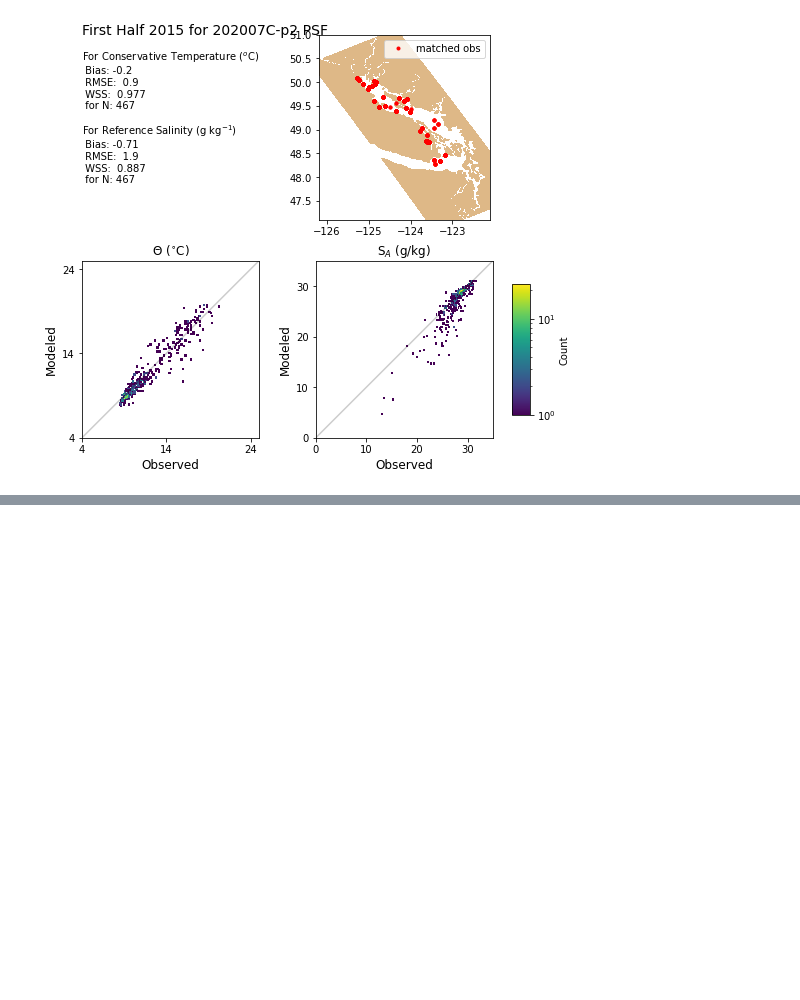
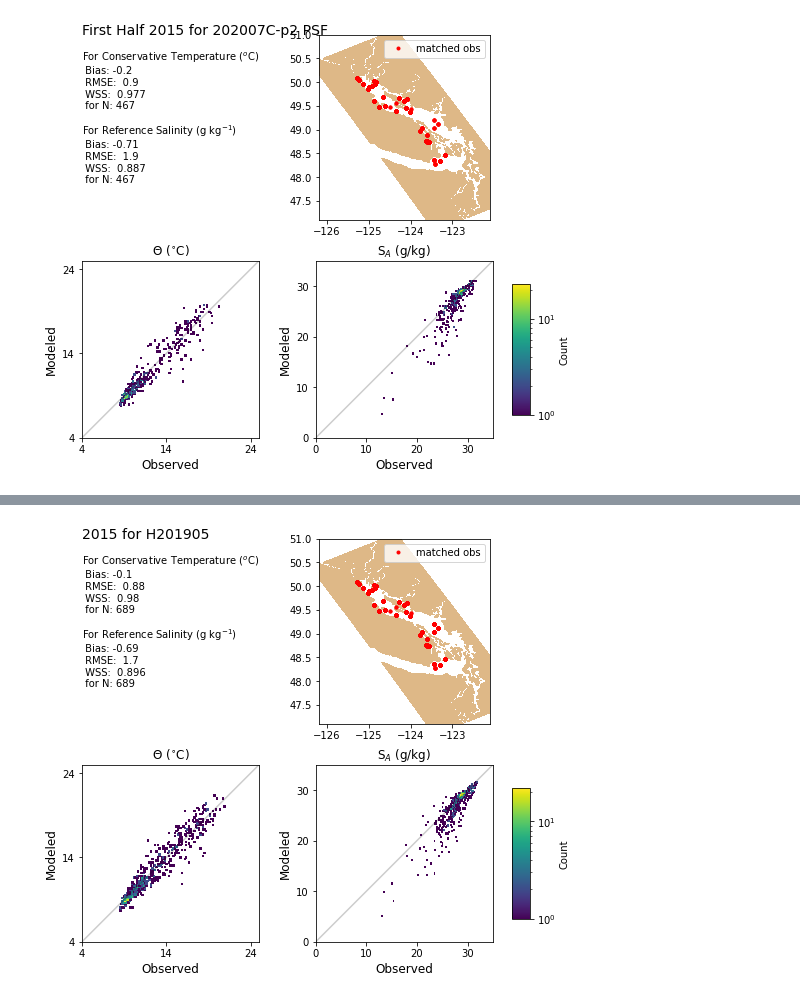
Before and after one commit to SalishSeaCast/analysis-susan, a Jupyter notebook: notebooks/PhysTuning/PhysStatistics.ipynb, the cells around one changed output, grey strips where cells are left out. Saved outputs shown, nothing was run; the diff lists cells and outputs as text; code cells hidden in the pictures; blank space fills up the shorter version.

```diff
--- a/notebooks/PhysTuning/PhysStatistics.ipynb
+++ b/notebooks/PhysTuning/PhysStatistics.ipynb
@@ -373,0 +392,6 @@ Plot_scatter(datao, 'First Half 2015 for 202007C-p2 PSF', 'y2015fhPSF_202007Cp2.
+# %%
+datao = read_psf_csv('ObsModel_201905_PSF_20150101-20151231.csv')
+
+Plot_scatter(datao, '2015 for H201905', 'y2015_psf_TS_H201905.png', old=True)
+# %% [output]
+[figure, added]
```
Also changed, not shown: parts of 10 cells of this notebook.
